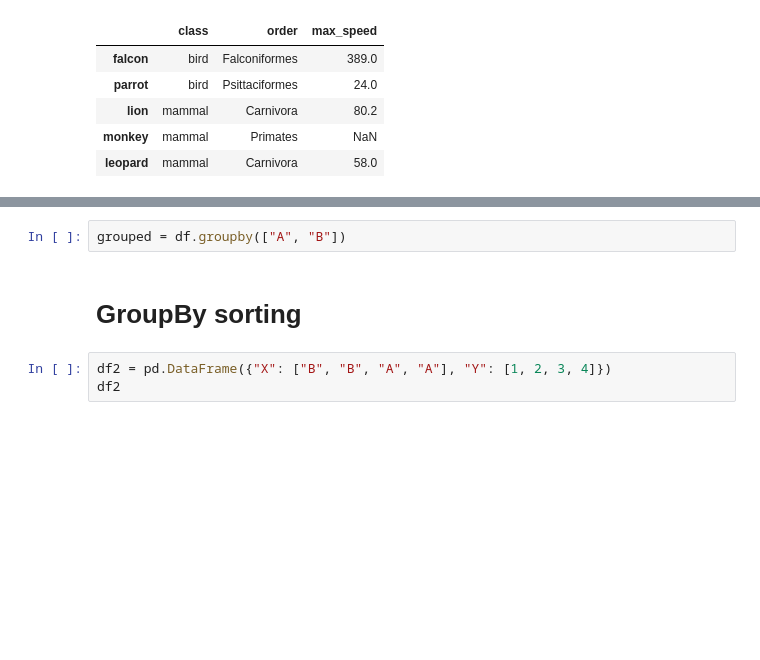
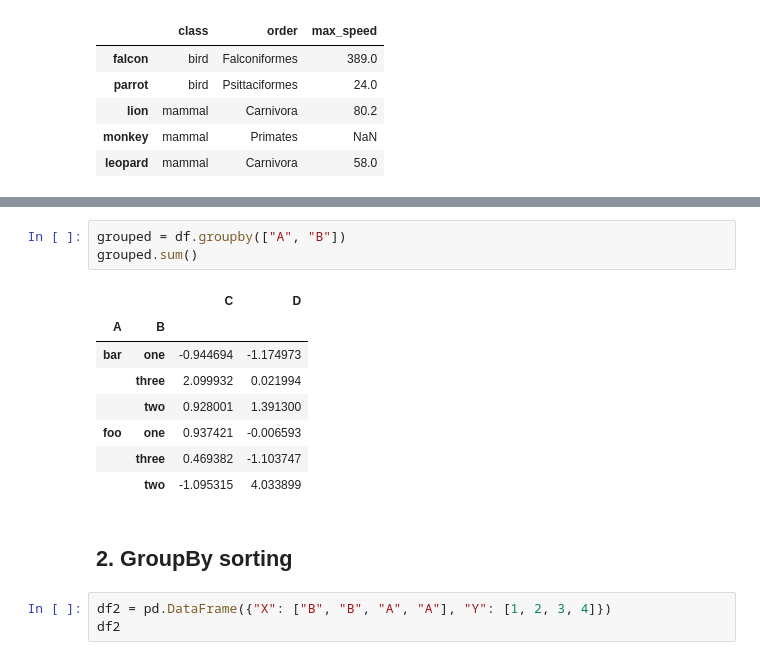
Before and after one commit to kimteespk/DADS5001-Data-Analytics-and-Data-Science-Tools-and-Programming, a Jupyter notebook: 03_Grouping/Week4_groupby.ipynb, the cells around one changed output, grey strips where cells are left out. Saved outputs shown, nothing was run; the diff lists cells and outputs as text; blank space fills up the shorter version.

```diff
--- a/03_Grouping/Week4_groupby.ipynb
+++ b/03_Grouping/Week4_groupby.ipynb
@@ -49,7 +59,17 @@ grouped = df.groupby("A")
 # %%
 grouped = df.groupby(["A", "B"])
+grouped.sum()
+# %% [output]
+|  |  | C | D |
+| A | B |  |  |
+| bar | one | -0.944694 | -1.174973 |
+|  | three | 2.099932 | 0.021994 |
+|  | two | 0.928001 | 1.391300 |
+| foo | one | 0.937421 | -0.006593 |
+|  | three | 0.469382 | -1.103747 |
+|  | two | -1.095315 | 4.033899 |
 # %% [markdown]
-# GroupBy sorting
+## 2. GroupBy sorting
 # %%
 df2 = pd.DataFrame({"X": ["B", "B", "A", "A"], "Y": [1, 2, 3, 4]})
 df2
```
Also changed, not shown: parts of 30 cells of this notebook.
